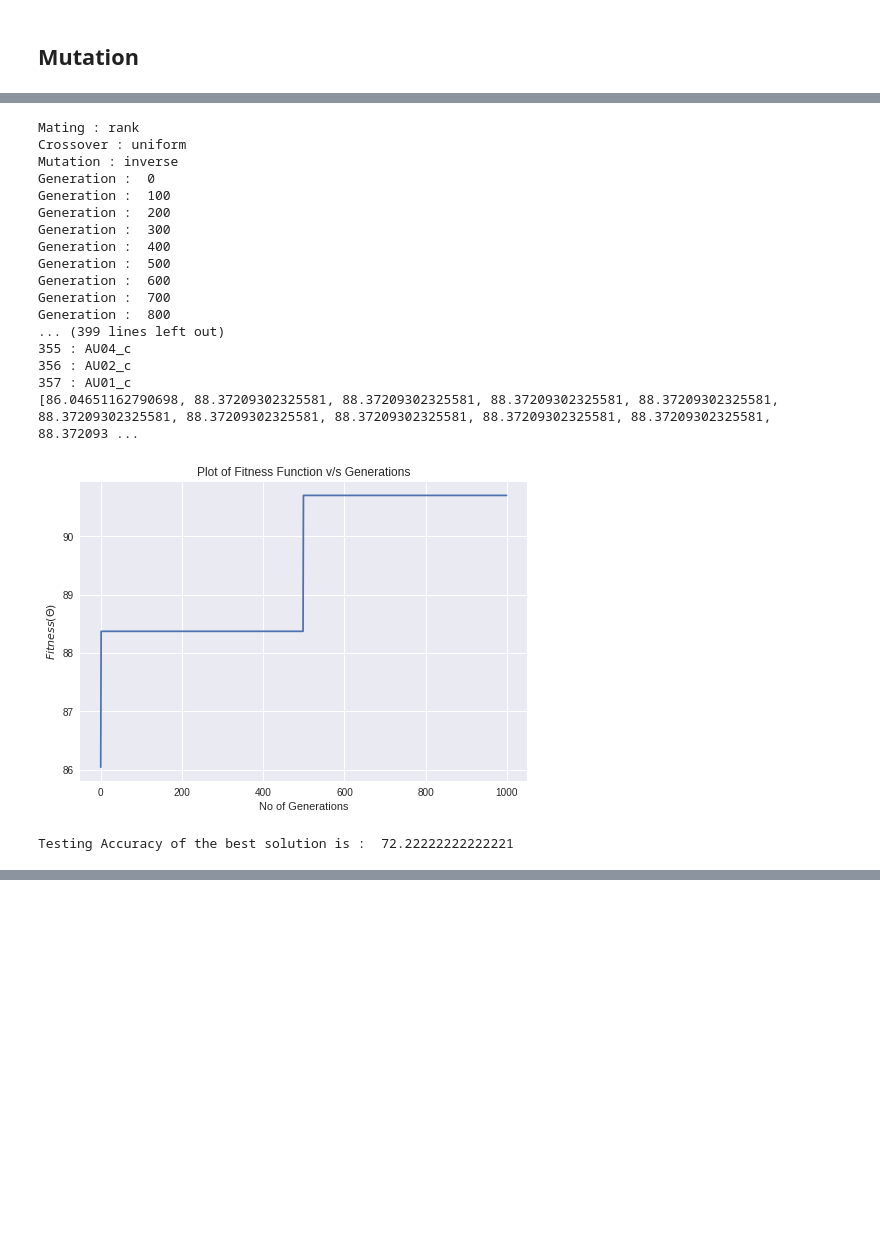
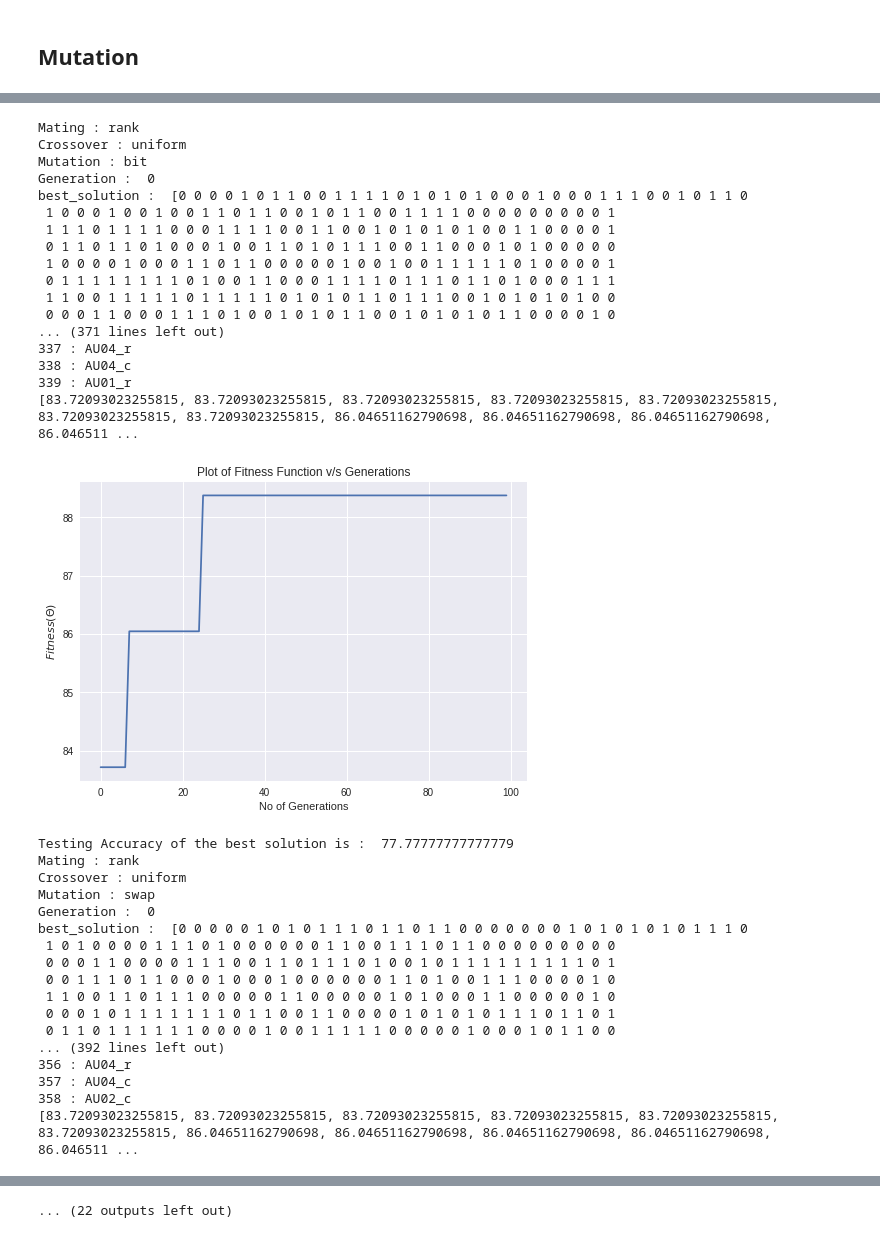
Before and after one commit to Radhesh-Sarma/Emotion-Detection, a Jupyter notebook: GA.ipynb, the cells around one changed output, grey strips where cells are left out. Saved outputs shown, nothing was run; the diff lists cells and outputs as text; code cells hidden in the pictures; blank space fills up the shorter version.

```diff
--- a/GA.ipynb
+++ b/GA.ipynb
@@ -227,7 +220,7 @@ val_indices = numpy.arange(num_samples*0.7*(0.7)+1,num_samples*0.7, 1,int)
 test_indices_1 = numpy.arange((num_samples*0.7)+1, num_samples*0.7+num_samples*0.3*0.7, 1,int)
 test_indices_2 = numpy.arange(num_samples*0.7+num_samples*0.7*0.3+1, num_samples, 1,int)
 # %%
-def select_mating_pool(new_population, fitness, num_parents_mating,type = "rank"):
+def select_mating_pool(new_population, fitness, num_parents_mating,type):
   if(type == "rank"):
     return rank_selection_mating_pool(new_population, fitness, num_parents_mating)
   if(type == "tournament"):
@@ -235,7 +228,7 @@ def select_mating_pool(new_population, fitness, num_parents_mating,type = "rank"
   if(type == "roulette"):
     return roulette_wheel_selection(new_population, fitness, num_parents_mating)
 # %%
-def select_cross_over(parents, offspring_size,type = "uniform"):
+def select_cross_over(parents, offspring_size,type):
   if(type == "uniform"):
     return uniform_crossover(parents, offspring_size)
   if(type == "single"):
@@ -243,7 +236,7 @@ def select_cross_over(parents, offspring_size,type = "uniform"):
   if(type == "two_point"):
     return two_point_crossover(parents, offspring_size)
 # %%
-def select_mutation(offspring_crossover, num_mutations,type = "inverse"):
+def select_mutation(offspring_crossover, num_mutations,type):
   if(type == "bit"):
     return bit_flip_mutation(offspring_crossover, num_mutations)
   if(type == "swap"):
@@ -251,7 +244,7 @@ def select_mutation(offspring_crossover, num_mutations,type = "inverse"):
   if(type == "inverse"):
     return inverse_mutation(offspring_crossover, num_mutations)
 # %%
-def GA(sol_per_pop,num_parents_mating,num_mutations,num_generations,verbose = True, mating = "rank",crossover = "uniform",mutation = "inverse"):
+def GA(sol_per_pop,num_parents_mating,num_mutations,num_generations,mating,crossover,mutation):
   # Defining the population shape.
   pop_shape = (sol_per_pop, num_feature_elements)
   print("Mating : " + str(mating))
@@ -263,7 +256,7 @@ def GA(sol_per_pop,num_parents_mating,num_mutations,num_generations,verbose = Tr
 
   best_outputs = []
   for generation in range(num_generations):
-    if(generation%100 == 0 and verbose):
+    if(generation%100 == 0):
       print("Generation : ", generation)
     # Measuring the fitness of each chromosome in the population.
     fitness = cal_pop_fitness(new_population, data_inputs, data_outputs, train_indices, val_indices)
@@ -342,25 +335,48 @@ def GA(sol_per_pop,num_parents_mating,num_mutations,num_generations,verbose = Tr
   fitness = cal_pop_fitness(best_population, data_inputs, data_outputs, test_indices_1, test_indices_2)
   testacc=numpy.max(fitness)
   print("Testing Accuracy of the best solution is : ", testacc)
-# %%
-GA(sol_per_pop = 20,num_parents_mating = 10,num_mutations = 70,num_generations = 1000,mating = "rank",crossover = "uniform",mutation = "inverse")
-# %% [output]
-Mating : rank
-Crossover : uniform
-Mutation : inverse
-Generation :  0
-Generation :  100
-Generation :  200
-Generation :  300
-Generation :  400
-Generation :  500
-Generation :  600
-Generation :  700
-Generation :  800
-... (399 lines left out)
-355 : AU04_c
-356 : AU02_c
-357 : AU01_c
-[86.04651162790698, 88.37209302325581, 88.37209302325581, 88.37209302325581, 88.37209302325581, 88.37209302325581, 88.37209302325581, 88.37209302325581, 88.37209302325581, 88.37209302325581, 88.372093 ...
-[figure, removed]
-Testing Accuracy of the best solution is :  72.22222222222221
+# %%
+matings = ["rank","tournament","roulette"]
+cross_overs = ["uniform","single","two_point"]
+mutations = ["bit","swap","inverse"]
+
+for mating in matings:
+  for cross_over in cross_overs:
+    for mutation in mutations:
+      GA(sol_per_pop = 20,num_parents_mating = 10,num_mutations = 70,num_generations = 100,mating = mating,crossover = cross_over,mutation = mutation)
+# %% [output]
+Mating : rank
+Crossover : uniform
+Mutation : bit
+Generation :  0
+best_solution :  [0 0 0 0 1 0 1 1 0 0 1 1 1 1 0 1 0 1 0 1 0 0 0 1 0 0 0 1 1 1 0 0 1 0 1 1 0
+ 1 0 0 0 1 0 0 1 0 0 1 1 0 1 1 0 0 1 0 1 1 0 0 1 1 1 1 0 0 0 0 0 0 0 0 0 1
+ 1 1 1 0 1 1 1 1 0 0 0 1 1 1 1 0 0 1 1 0 0 1 0 1 0 1 0 1 0 0 1 1 0 0 0 0 1
+ 0 1 1 0 1 1 0 1 0 0 0 1 0 0 1 1 0 1 0 1 1 1 0 0 1 1 0 0 0 1 0 1 0 0 0 0 0
+ 1 0 0 0 0 1 0 0 0 1 1 0 1 1 0 0 0 0 0 1 0 0 1 0 0 1 1 1 1 1 0 1 0 0 0 0 1
+ 0 1 1 1 1 1 1 1 1 0 1 0 0 1 1 0 0 0 1 1 1 1 0 1 1 1 0 1 1 0 1 0 0 0 1 1 1
+ 1 1 0 0 1 1 1 1 1 0 1 1 1 1 1 0 1 0 1 0 1 1 0 1 1 1 0 0 1 0 1 0 1 0 1 0 0
+ 0 0 0 1 1 0 0 0 1 1 1 0 1 0 0 1 0 1 0 1 1 0 0 1 0 1 0 1 0 1 1 0 0 0 0 1 0
+... (371 lines left out)
+337 : AU04_r
+338 : AU04_c
+339 : AU01_r
+[83.72093023255815, 83.72093023255815, 83.72093023255815, 83.72093023255815, 83.72093023255815, 83.72093023255815, 83.72093023255815, 86.04651162790698, 86.04651162790698, 86.04651162790698, 86.046511 ...
+[figure, added]
+Testing Accuracy of the best solution is :  77.77777777777779
+Mating : rank
+Crossover : uniform
+Mutation : swap
+Generation :  0
+best_solution :  [0 0 0 0 0 1 0 1 0 1 1 1 0 1 1 0 1 1 0 0 0 0 0 0 0 1 0 1 0 1 0 1 0 1 1 1 0
+ 1 0 1 0 0 0 0 1 1 1 0 1 0 0 0 0 0 0 1 1 0 0 1 1 1 0 1 1 0 0 0 0 0 0 0 0 0
+ 0 0 0 1 1 0 0 0 0 1 1 1 0 0 1 1 0 1 1 1 0 1 0 0 1 0 1 1 1 1 1 1 1 1 1 0 1
+ 0 0 1 1 1 0 1 1 0 0 0 1 0 0 0 1 0 0 0 0 0 0 1 1 0 1 0 0 1 1 1 0 0 0 0 1 0
+ 1 1 0 0 1 1 0 1 1 1 0 0 0 0 0 1 1 0 0 0 0 0 1 0 1 0 0 0 1 1 0 0 0 0 0 1 0
+ 0 0 0 1 0 1 1 1 1 1 1 1 0 1 1 0 0 1 1 0 0 0 0 1 0 1 0 1 0 1 1 1 0 1 1 0 1
+ 0 1 1 0 1 1 1 1 1 1 0 0 0 0 1 0 0 1 1 1 1 1 0 0 0 0 0 1 0 0 0 1 0 1 1 0 0
+... (392 lines left out)
+356 : AU04_r
+357 : AU04_c
+358 : AU02_c
+[83.72093023255815, 83.72093023255815, 83.72093023255815, 83.72093023255815, 83.72093023255815, 83.72093023255815, 86.04651162790698, 86.04651162790698, 86.04651162790698, 86.04651162790698, 86.046511 ...
@@ -366,0 +456 @@ Testing Accuracy of the best solution is :  72.22222222222221
+... (22 outputs left out)
```
Also changed, not shown: parts of 3 cells of this notebook.
